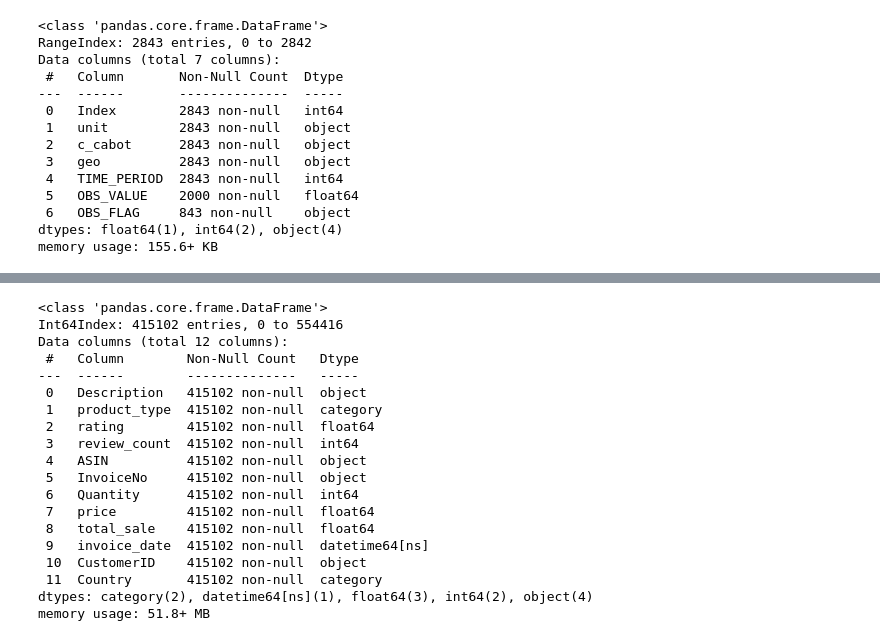
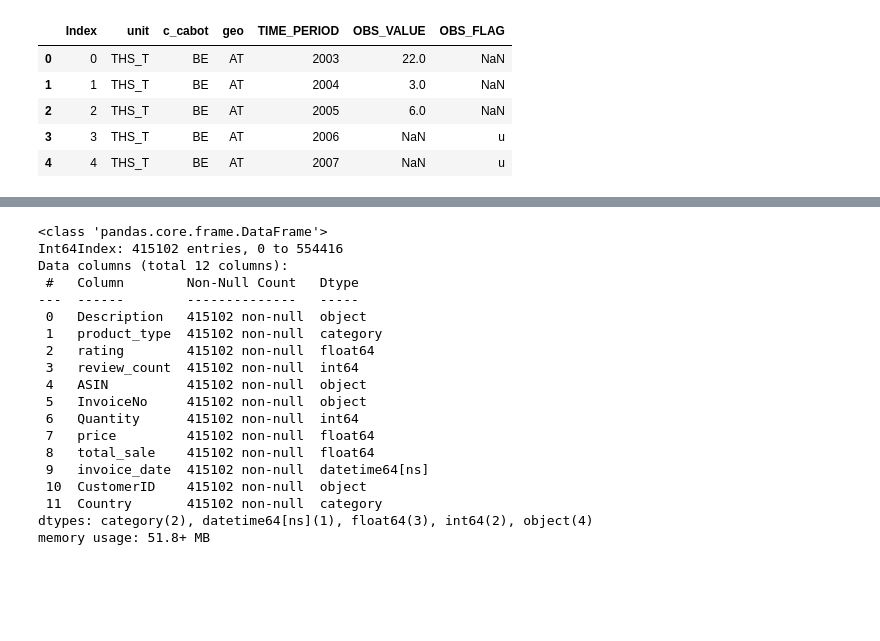
Before and after one commit to Jacopo-Spadon/Final-Project, a Jupyter notebook: Final Project.ipynb, the cells around one changed output, grey strips where cells are left out. Drawn from its saved outputs; the diff is of its cells as text; code cells hidden in the pictures; blank space fills up the shorter version.

```diff
--- a/Final Project.ipynb
+++ b/Final Project.ipynb
@@ -28,22 +28,14 @@ from sklearn.model_selection import cross_val_predict
 
 cabotage_df=pd.read_csv(r'C:\Users\jspad\Documents\Code Academy\Final Project\Dataset\Cabotage by country\Cabotage custom linear.csv', sep=';')
 # %%
-cabotage_df.info()
+cabotage_df.head()
 # %% [output]
-<class 'pandas.core.frame.DataFrame'>
-RangeIndex: 2843 entries, 0 to 2842
-Data columns (total 7 columns):
- #   Column       Non-Null Count  Dtype
----  ------       --------------  -----
- 0   Index        2843 non-null   int64
- 1   unit         2843 non-null   object
- 2   c_cabot      2843 non-null   object
- 3   geo          2843 non-null   object
- 4   TIME_PERIOD  2843 non-null   int64
- 5   OBS_VALUE    2000 non-null   float64
- 6   OBS_FLAG     843 non-null    object
-dtypes: float64(1), int64(2), object(4)
-memory usage: 155.6+ KB
+|  | Index | unit | c_cabot | geo | TIME_PERIOD | OBS_VALUE | OBS_FLAG |
+| 0 | 0 | THS_T | BE | AT | 2003 | 22.0 | NaN |
+| 1 | 1 | THS_T | BE | AT | 2004 | 3.0 | NaN |
+| 2 | 2 | THS_T | BE | AT | 2005 | 6.0 | NaN |
+| 3 | 3 | THS_T | BE | AT | 2006 | NaN | u |
+| 4 | 4 | THS_T | BE | AT | 2007 | NaN | u |
 # %%
 cab1=cabotage_df.fillna(0).drop(columns=['OBS_FLAG', 'Index'])
 cab1["unit"].replace({"THS_T": "1000t"}, inplace=True)
```
Also changed, not shown: parts of 2 cells of this notebook.
